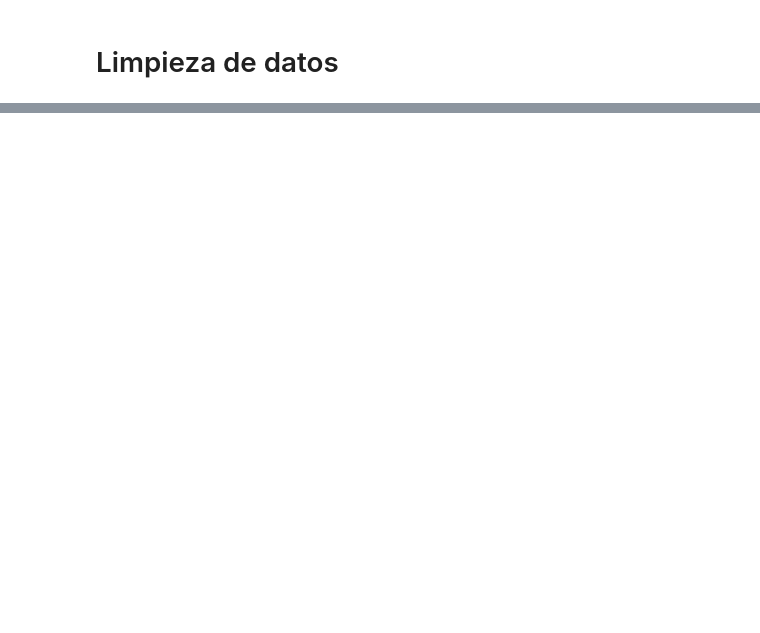
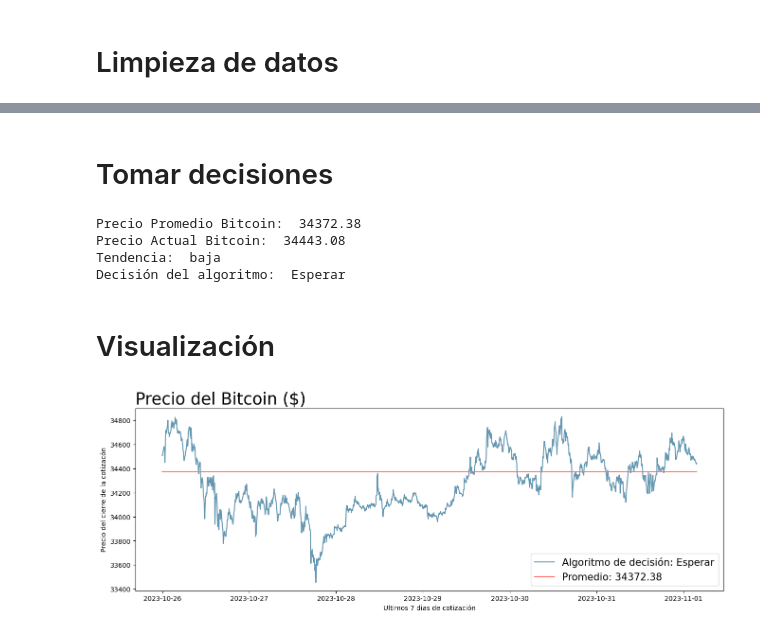
Before and after one commit to blaram/Robot_Trading, a Jupyter notebook: Robot_Trading.ipynb, the cells around one changed output, grey strips where cells are left out. Cells and saved outputs as stored; diff of their text form; code cells hidden in the pictures; blank space fills up the shorter version.

```diff
--- a/Robot_Trading.ipynb
+++ b/Robot_Trading.ipynb
@@ -136,0 +144,53 @@ df_bitcoin.boxplot(['Volume'])
+# %% [markdown]
+# Tomar decisiones
+# %%
+def tomar_decisiones():
+    global df_bitcoin, precio_actual, tendencia, media_bitcoin, algoritmo_decision
+    # Creo una condiciones para la toma de decisión viendo el precio_actual, la media_bitcoin y la tendencia
+    if (precio_actual >= media_bitcoin) & (tendencia == 'Baja'):
+        algoritmo_decision = 'Vender'
+    elif (precio_actual < media_bitcoin) & (tendencia == 'Alta'):
+        algoritmo_decision = 'Comprar'
+    else:
+        algoritmo_decision = 'Esperar'
+
+    print('Precio Promedio Bitcoin: ', media_bitcoin)
+    print('Precio Actual Bitcoin: ', precio_actual)
+    print('Tendencia: ', tendencia)
+    print('Decisión del algoritmo: ', algoritmo_decision)
+
+tomar_decisiones()
+# %% [output]
+Precio Promedio Bitcoin:  34372.38
+Precio Actual Bitcoin:  34443.08
+Tendencia:  baja
+Decisión del algoritmo:  Esperar
+# %% [markdown]
+# Visualización
+# %%
+def visualizacion():
+    global df_bitcoin, precio_actual, tendencia, media_bitcoin,  algoritmo_decision, df_bitcoin_limpio
+
+    # Adicionamos una nueva columna (Promedio) al DataFrame original y almacenamos la variable media_bitcoin
+    df_bitcoin['Promedio'] = media_bitcoin
+
+    # Configuramos la salida del gráfico
+    plt.figure(figsize = (16,5))
+    # Adicionamos título
+    plt.title('Precio del Bitcoin ($)', fontsize = 25 , loc = 'left')
+    # Dibujamos el gráfico con los datos del índice y la columna Close del DataFrame original
+    plt.plot(df_bitcoin.index, df_bitcoin['Close'], color='#6497b1')
+    # Dibujamos el gráfico con los datos del índice y la columna promedio que agregamos anteriormente en el DataFrame original
+    plt.plot(df_bitcoin.index, df_bitcoin['Promedio'], color='#ff6f69')
+    # Usamos el método annotate() para mostrar el mensaje dentro del gráfico con la decisión calculada del algoritmo.
+    # plt.annotate(algoritmo_decision, xy=(0.80, 0.10), xycoords='axes fraction', fontsize=20)
+
+    plt.xlabel('Ultimos 7 dias de cotización')
+    plt.ylabel('Precio del cierre de la cotizacón')
+    legend_labels = ['Algoritmo de decisión: ' + algoritmo_decision, 'Promedio: ' + str(media_bitcoin)]
+    plt.legend(legend_labels, fontsize = 15, loc='lower right')
+    plt.show()
+
+visualizacion()
+# %% [output]
+[figure, added]
```
Also changed, not shown: parts of 7 cells of this notebook.
